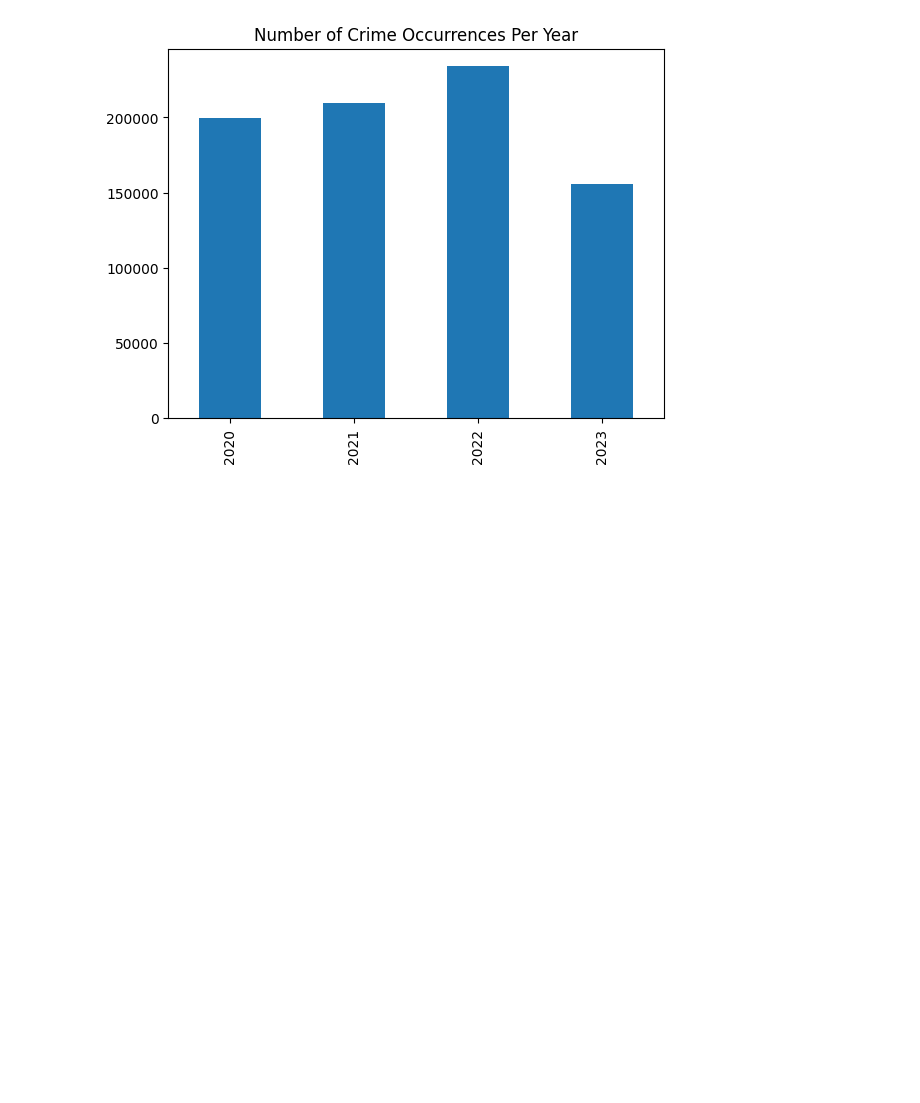
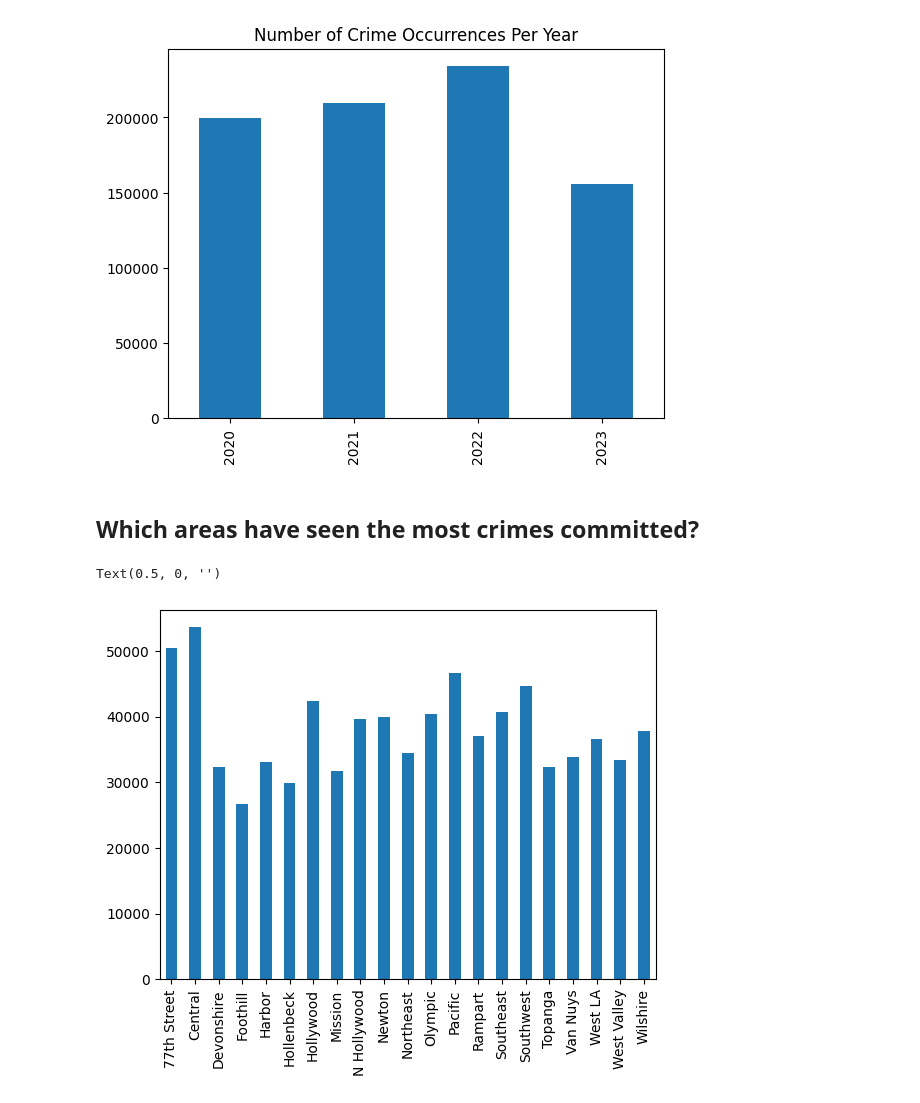
Before and after one commit to acorvin/la-crime-stats, a Jupyter notebook: la-crime-stats.ipynb, the cells around one changed output. Saved outputs shown, nothing was run; the diff lists cells and outputs as text; code cells hidden in the pictures; blank space fills up the shorter version.

```diff
--- a/la-crime-stats.ipynb
+++ b/la-crime-stats.ipynb
@@ -340,3 +340,13 @@ plt.xlabel('')
 # %% [output]
 Text(0.5, 0, '')
 [figure]
+# %% [markdown]
+## Which areas have seen the most crimes committed?
+# %%
+crime.groupby('AREA_NAME').count()['Crm_Cd_Desc'].plot(kind='bar')
+
+plt.title('Areas with ')
+plt.xlabel('')
+# %% [output]
+Text(0.5, 0, '')
+[figure, added]
```
